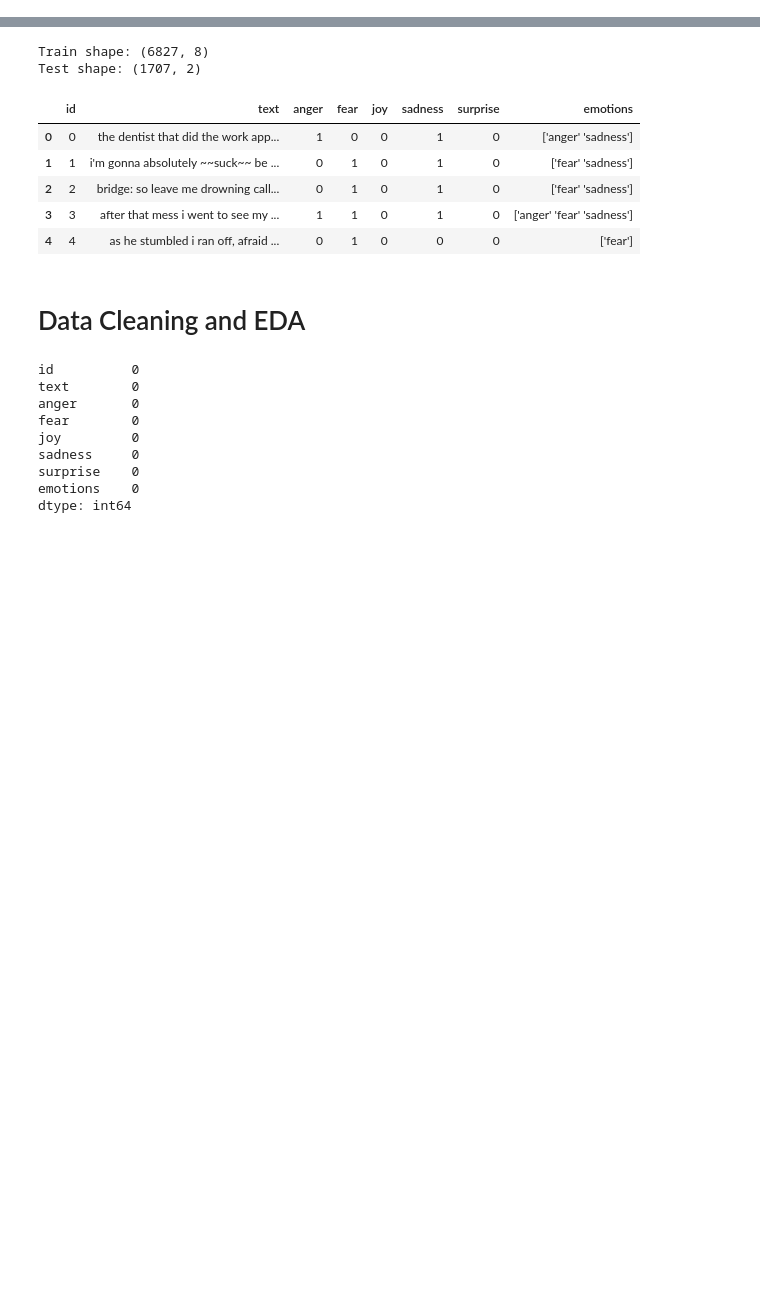
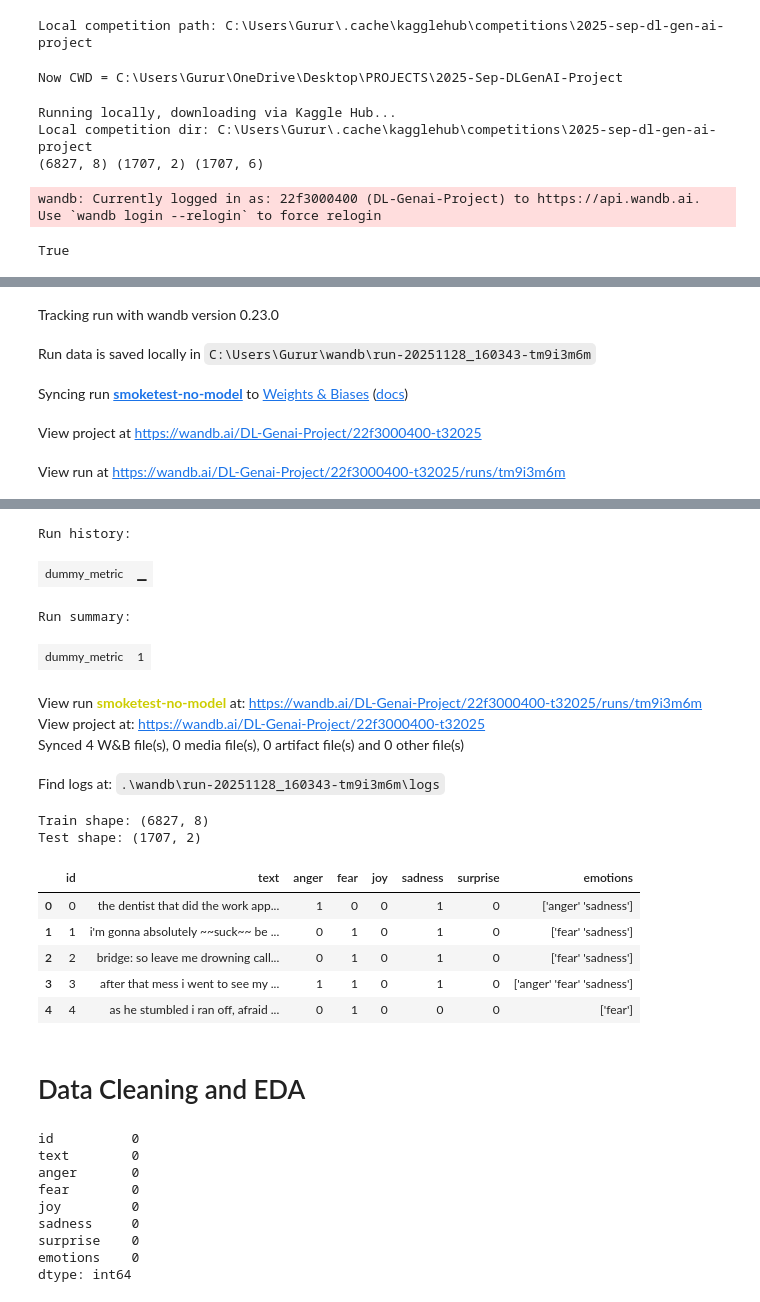
Before and after one commit to 22f3000400/2025-Sep-DLGenAI-Project, a Jupyter notebook: notebooks/dl-22f3000400-notebook-t32025.ipynb, the cells around one changed output, grey strips where cells are left out. Cells and saved outputs as stored; diff of their text form; code cells hidden in the pictures; blank space fills up the shorter version.

```diff
--- a/notebooks/dl-22f3000400-notebook-t32025.ipynb
+++ b/notebooks/dl-22f3000400-notebook-t32025.ipynb
@@ -16,0 +1,65 @@ for dirname, _, filenames in os.walk('/kaggle/datasets'):
+# %%
+import kagglehub
+
+path = kagglehub.competition_download("2025-sep-dl-gen-ai-project")
+print("Local competition path:", path)
+# %% [output]
+Local competition path: C:\Users\Gurur\.cache\kagglehub\competitions\2025-sep-dl-gen-ai-project
+# %%
+import os
+
+os.chdir(r"C:\Users\Gurur\OneDrive\Desktop\PROJECTS\2025-Sep-DLGenAI-Project")
+print("Now CWD =", os.getcwd())
+# %% [output]
+Now CWD = C:\Users\Gurur\OneDrive\Desktop\PROJECTS\2025-Sep-DLGenAI-Project
+# %%
+import os
+import pandas as pd
+import kagglehub
+
+COMP_SLUG = "2025-sep-dl-gen-ai-project"
+
+def get_competition_dir(slug=COMP_SLUG):
+    kaggle_input_root = f"/kaggle/input/{slug}"
+    if os.path.exists(kaggle_input_root):
+        print("Detected Kaggle environment, using:", kaggle_input_root)
+        return kaggle_input_root
+
+    print("Running locally, downloading via Kaggle Hub...")
+    comp_dir = kagglehub.competition_download(slug)
+    print("Local competition dir:", comp_dir)
+    return comp_dir
+
+comp_dir = get_competition_dir()
+
+train = pd.read_csv(os.path.join(comp_dir, "train.csv"))
+test = pd.read_csv(os.path.join(comp_dir, "test.csv"))
+sample_submission = pd.read_csv(os.path.join(comp_dir, "sample_submission.csv"))
+
+print(train.shape, test.shape, sample_submission.shape)
+# %% [output]
+Running locally, downloading via Kaggle Hub...
+Local competition dir: C:\Users\Gurur\.cache\kagglehub\competitions\2025-sep-dl-gen-ai-project
+(6827, 8) (1707, 2) (1707, 6)
+# %%
+import wandb
+
+wandb.login()
+# %% [output]
+wandb: Currently logged in as: 22f3000400 (DL-Genai-Project) to https://api.wandb.ai. Use `wandb login --relogin` to force relogin
+True
+# %%
+WANDB_ENTITY = "DL-Genai-Project"
+WANDB_PROJECT = "22f3000400-t32025"
+
+run = wandb.init(
+    entity=WANDB_ENTITY,
+    project=WANDB_PROJECT,
+    name="smoketest-no-model",
+    config={"purpose": "env_check"}
+)
+
+wandb.log({"dummy_metric": 1.0})
+
+run.finish()
+# %% [output]
@@ -16,0 +67,5 @@ for dirname, _, filenames in os.walk('/kaggle/datasets'):
+Tracking run with wandb version 0.23.0
+Run data is saved locally in C:\Users\Gurur\wandb\run-20251128_160343-tm9i3m6m
+Syncing run smoketest-no-model to Weights & Biases (docs)
+View project at https://wandb.ai/DL-Genai-Project/22f3000400-t32025
+View run at https://wandb.ai/DL-Genai-Project/22f3000400-t32025/runs/tm9i3m6m
@@ -17 +73,9 @@ for dirname, _, filenames in os.walk('/kaggle/datasets'):
+Run history:
+| dummy_metric | ▁ |
+Run summary:
+| dummy_metric | 1 |
+View run smoketest-no-model at: https://wandb.ai/DL-Genai-Project/22f3000400-t32025/runs/tm9i3m6m
+View project at: https://wandb.ai/DL-Genai-Project/22f3000400-t32025
+Synced 4 W&B file(s), 0 media file(s), 0 artifact file(s) and 0 other file(s)
+Find logs at: .\wandb\run-20251128_160343-tm9i3m6m\logs
 # %%
```
Also changed, not shown: parts of 23 cells of this notebook, 2 other files.
